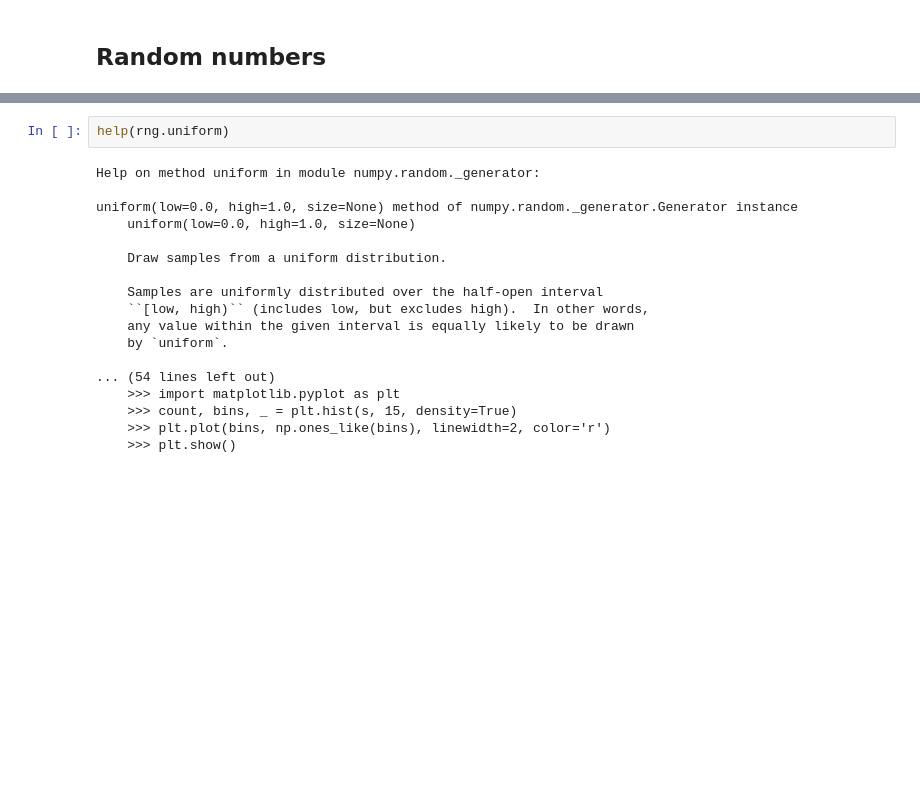
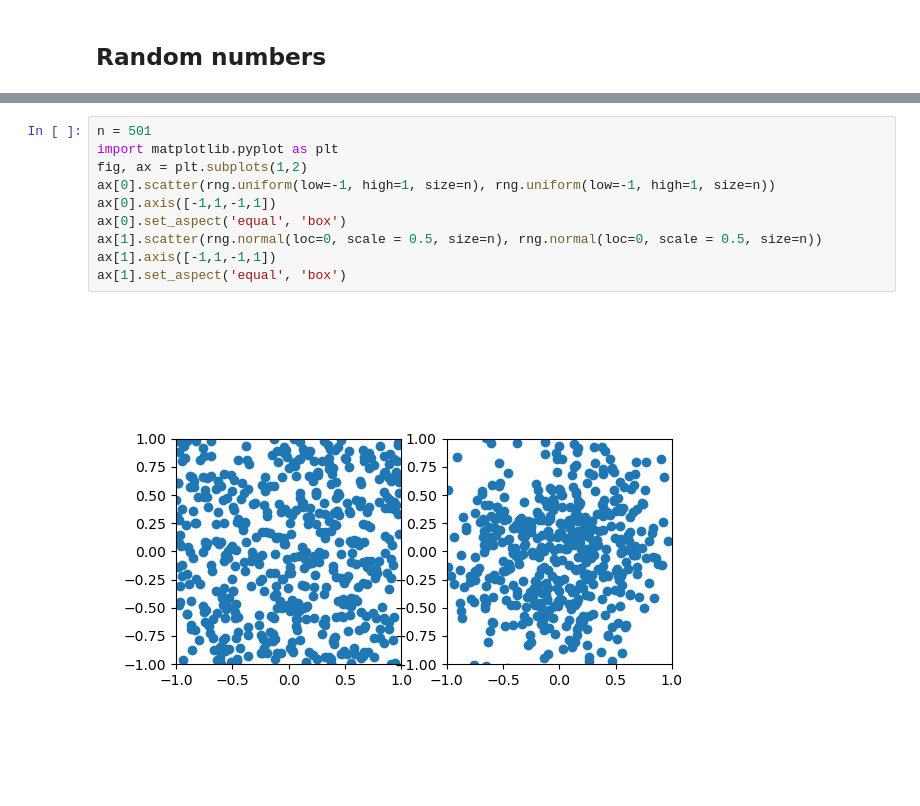
Before and after one commit to bourdin/MATH1MP3Fall2025, a Jupyter notebook: Edited_in_class/13.2-numpy.ipynb, the cells around one changed output, grey strips where cells are left out. Saved outputs shown, nothing was run; the diff lists cells and outputs as text; blank space fills up the shorter version.

```diff
--- a/Edited_in_class/13.2-numpy.ipynb
+++ b/Edited_in_class/13.2-numpy.ipynb
@@ -167,20 +223,12 @@ for i in range(10):
 # %%
-help(rng.uniform)
+n = 501
+import matplotlib.pyplot as plt
+fig, ax = plt.subplots(1,2)
+ax[0].scatter(rng.uniform(low=-1, high=1, size=n), rng.uniform(low=-1, high=1, size=n))
+ax[0].axis([-1,1,-1,1])
+ax[0].set_aspect('equal', 'box')
+ax[1].scatter(rng.normal(loc=0, scale = 0.5, size=n), rng.normal(loc=0, scale = 0.5, size=n))
+ax[1].axis([-1,1,-1,1])
+ax[1].set_aspect('equal', 'box')
 # %% [output]
-Help on method uniform in module numpy.random._generator:
-
-uniform(low=0.0, high=1.0, size=None) method of numpy.random._generator.Generator instance
-    uniform(low=0.0, high=1.0, size=None)
-
-    Draw samples from a uniform distribution.
-
-    Samples are uniformly distributed over the half-open interval
-    ``[low, high)`` (includes low, but excludes high).  In other words,
-    any value within the given interval is equally likely to be drawn
-    by `uniform`.
-
-... (54 lines left out)
-    >>> import matplotlib.pyplot as plt
-    >>> count, bins, _ = plt.hist(s, 15, density=True)
-    >>> plt.plot(bins, np.ones_like(bins), linewidth=2, color='r')
-    >>> plt.show()
+[figure, added]
```
Also changed, not shown: parts of 16 cells of this notebook, 2 other files.
